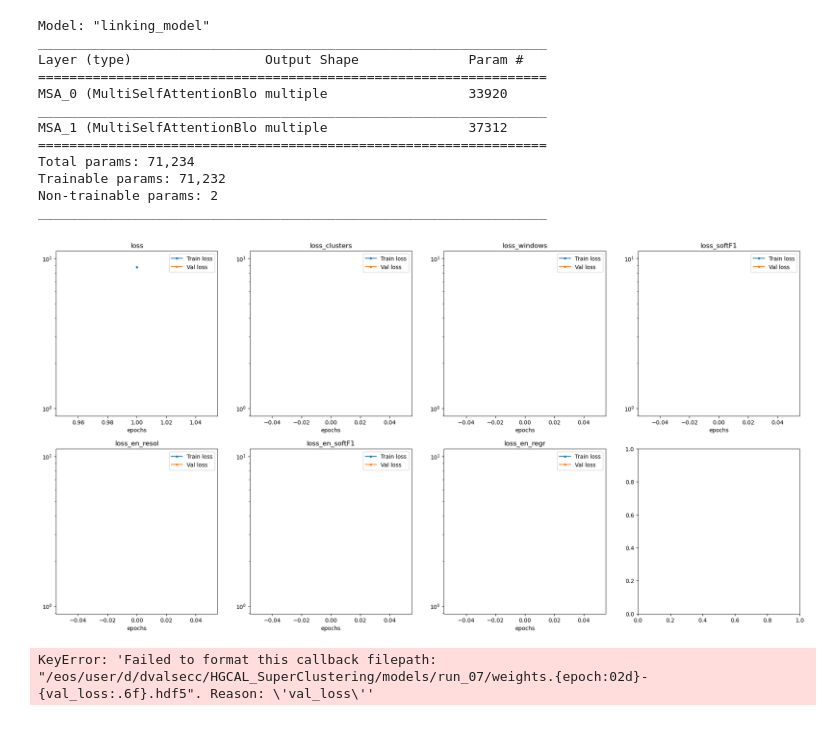
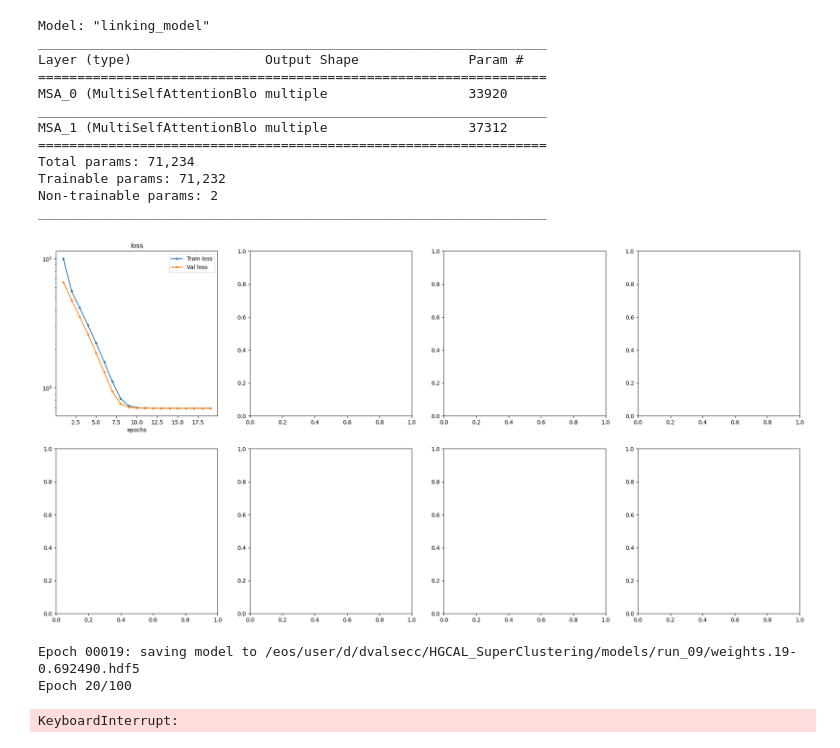
Before and after one commit to valsdav/HGCAL_Linking, a Jupyter notebook: Model_Training.ipynb, the cells around one changed output. Saved outputs shown, nothing was run; the diff lists cells and outputs as text; code cells hidden in the pictures.

```diff
--- a/Model_Training.ipynb
+++ b/Model_Training.ipynb
@@ -496,15 +501,12 @@ def get_truth_matrix_padded(Y, N, pad):
     for yvec in Y:
         for i in range(len(yvec)):
             for j in range(len(yvec)):
-                if i==j:
-                    Z[ev, i, j] = 0.
+#                 if i==j:
+#                     Z[ev, i, j] = 0.
+#                 else:
+                if yvec[i] and yvec[j]:
+                    Z[ev, i,j] = 1.
                 else:
-                    if yvec[i] and yvec[j]:
-                        Z[ev, i,j] = 1.
-                    else:
-                        Z[ev, i,j] = 0
+                    Z[ev, i,j] = 0.
         ev+=1
     return Z
-# %%
-df = ak.from_parquet("dataset.parquet")
-df_pad_X = ak.pad_none(df.X, 40, clip=True)
@@ -547,6 +543,6 @@ def load_data(path, pad):
     return X,Y
 # %%
-X, Y = load_data("dataset.parquet", 40)
+X, Y = load_data("dataset.parquet", 30)
 # %% [markdown]
 # Playing manually with the code
 # %%
@@ -624,7 +620,7 @@ models_path = "/eos/user/d/dvalsecc/HGCAL_SuperClustering/models/"
 
 from collections import namedtuple
 #
-Args = namedtuple('args', [ 'name','models_path', 'load','initial_epoch','nepochs','ntrain','nval',
+Args = namedtuple('args', [ 'name','models_path', 'load','initial_epoch','nepochs',
                            'lr_decay','lr', 'batch_size','opt', 'activation',
                            'output_dim_msa', 'num_heads_msa', 'ff_dim_msa', 'nrepeat_msa',
                           'dropout','l2_reg'])
@@ -634,12 +630,10 @@ models_path = models_path,
 name= "test1",
 load = False,
 initial_epoch = 0,
-nepochs = 200,
-ntrain = 1000000,
-nval = 300000,
+nepochs = 100,
 lr_decay = 0.,
 lr = 1e-3,
-batch_size = 64,
+batch_size = 32,
 opt='adam',
 
 activation = tf.keras.activations.selu,
@@ -788,14 +782,18 @@ _________________________________________________________________
 # %%
 if args.nepochs > 0:
     ret = model.fit(
         x=X,
         y=Y,
         batch_size=args.batch_size,
         epochs=args.nepochs,
         verbose=True,
         callbacks = callbacks,
-        initial_epoch = args.initial_epoch
+        initial_epoch = args.initial_epoch,
+        validation_split=0.4,
+        shuffle=True,
     )
 # %% [output]
-[figure, old version]
+[figure, new version]
-KeyError: 'Failed to format this callback filepath: "/eos/user/d/dvalsecc/HGCAL_SuperClustering/models/run_07/weights.{epoch:02d}-{val_loss:.6f}.hdf5". Reason: \'val_loss\''
+Epoch 00019: saving model to /eos/user/d/dvalsecc/HGCAL_SuperClustering/models/run_09/weights.19-0.692490.hdf5
+Epoch 20/100
+KeyboardInterrupt:
```
Also changed, not shown: parts of 17 cells of this notebook, 4 other files.
